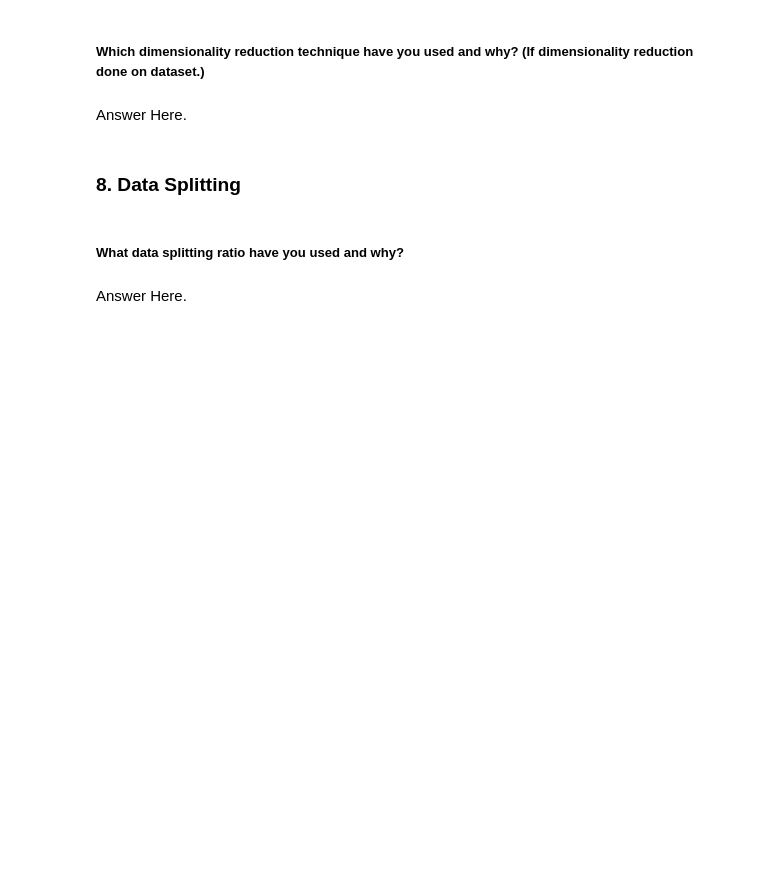
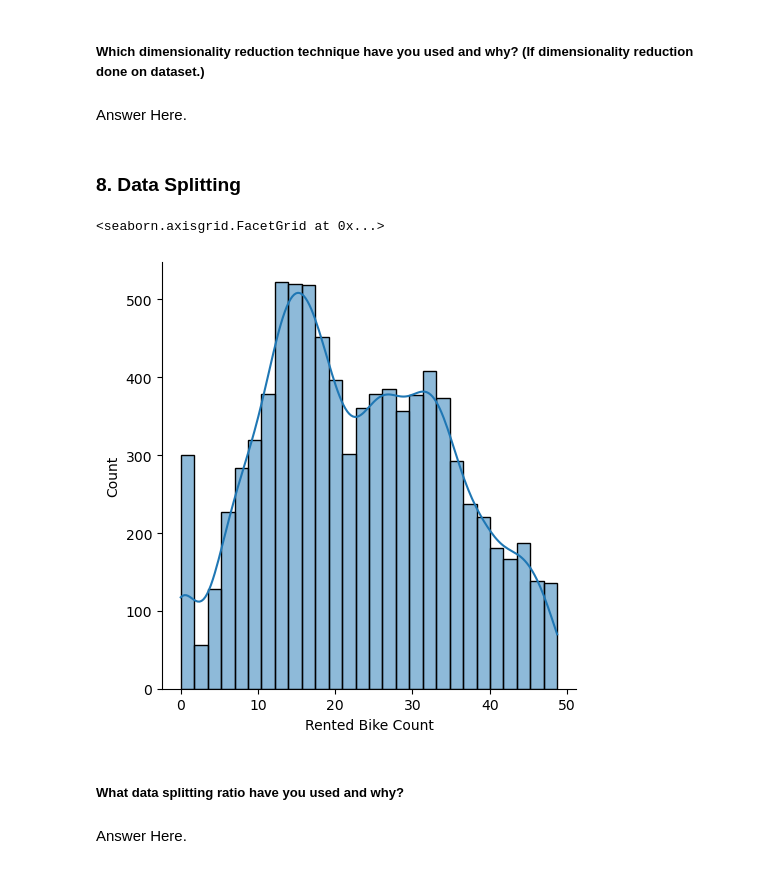
Before and after one commit to lakshay170/ML_bike_demand, a Jupyter notebook: Project.ipynb, the cells around one changed output. Cells and saved outputs as stored; diff of their text form; code cells hidden in the pictures; blank space fills up the shorter version.

```diff
--- a/Project.ipynb
+++ b/Project.ipynb
@@ -659,10 +663,3 @@ df=df[(df['Rented Bike Count']>=lb)&(df['Rented Bike Count']<=ub)]
 Answer Here.
 # %% [markdown]
 ### 3. Categorical Encoding
-# %%
-# Encode your categorical columns
-df['Holiday']=df['Holiday'].apply(lambda x: 1 if x=='Holiday' else 0)
-df['Functioning Day']=df['Functioning Day'].apply(lambda x: 1 if x=='Yes' else 0)
-df['day_weekend']=df['day_weekend'].apply(lambda x: 1 if x==['Sunday','Saturday'] else 0)
-
-df=pd.get_dummies(df,columns=['Seasons','Time_classification','month'],drop_first=True)
@@ -778,7 +813,7 @@ labels=['Night','Morning','Afternoon','Evening',]
 bins=[-1,5,11,16,23]
 df['Time_classification']=pd.cut(df['Hour'],bins=bins,labels=labels)
 # %%
-df.drop(['Hour','Dew point temperature(°C)'],axis=1,inplace=True)
+df.drop(['Hour','Dew point temperature(°C)','Wind speed (m/s)','Humidity(%)','Visibility (10m)'],axis=1,inplace=True)
 # %%
 # Encode your categorical columns
 df['Holiday']=df['Holiday'].apply(lambda x: 1 if x=='Holiday' else 0)
@@ -812,5 +866,17 @@ Answer Here.
 Answer Here.
 # %% [markdown]
 ### 8. Data Splitting
+# %%
+X=df.iloc[:,1:]
+y=df.iloc[:,0]
+# %%
+# Using sqrt to normalize y
+y=np.sqrt(y)
+# %%
+sns.displot(y,kde=True)
+# After power transformation ,we obtain near normal distribution
+# %% [output]
+<seaborn.axisgrid.FacetGrid at 0x...>
+[figure, added]
 # %%
 # Split your data to train and test. Choose Splitting ratio wisely.
```
Also changed, not shown: parts of 8 cells of this notebook.
